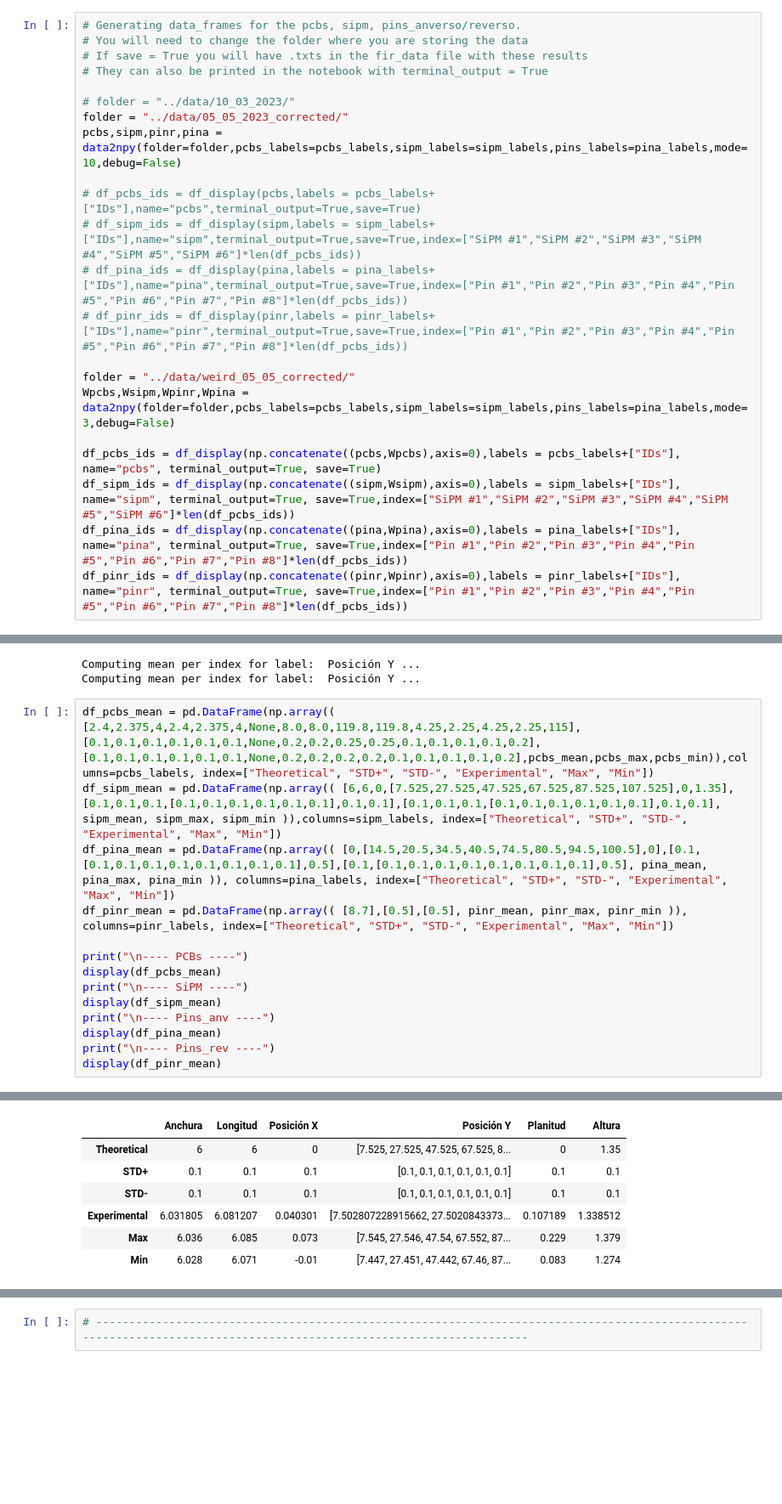
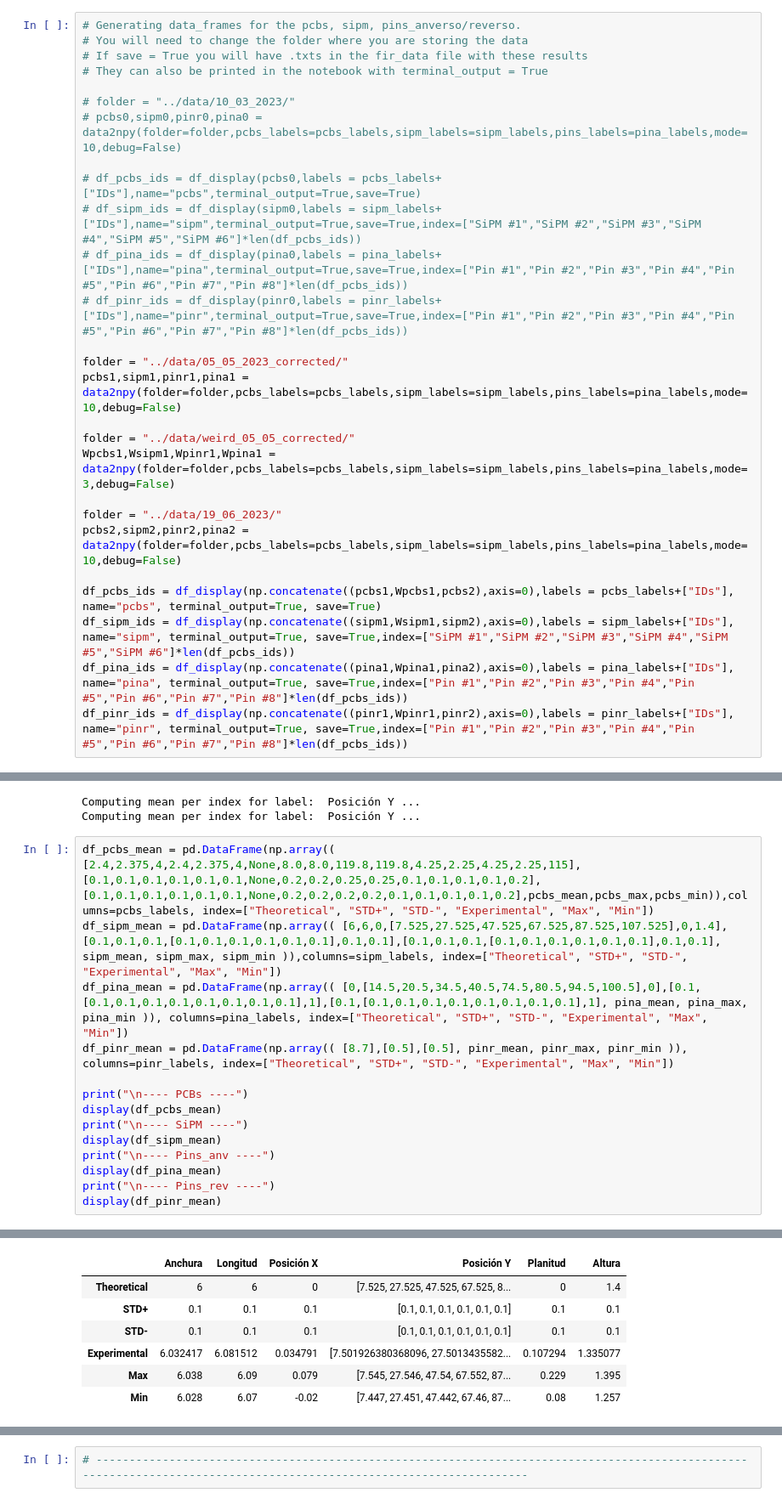
Before and after one commit to CIEMAT-Neutrino/Analysis_Lab_SiPMs, a Jupyter notebook: notebooks/SiPMsDimensions.ipynb, the cells around one changed output, grey strips where cells are left out. Shown at 85% size. Saved outputs shown, nothing was run; the diff lists cells and outputs as text; blank space fills up the shorter version.

```diff
--- a/notebooks/SiPMsDimensions.ipynb
+++ b/notebooks/SiPMsDimensions.ipynb
@@ -31,21 +31,26 @@ pinr_labels = ['Altura Pin'] #pin reverso
 # They can also be printed in the notebook with terminal_output = True
 
 # folder = "../data/10_03_2023/"
+# pcbs0,sipm0,pinr0,pina0 = data2npy(folder=folder,pcbs_labels=pcbs_labels,sipm_labels=sipm_labels,pins_labels=pina_labels,mode=10,debug=False)
+
+# df_pcbs_ids = df_display(pcbs0,labels = pcbs_labels+["IDs"],name="pcbs",terminal_output=True,save=True)
+# df_sipm_ids = df_display(sipm0,labels = sipm_labels+["IDs"],name="sipm",terminal_output=True,save=True,index=["SiPM #1","SiPM #2","SiPM #3","SiPM #4","SiPM #5","SiPM #6"]*len(df_pcbs_ids))
+# df_pina_ids = df_display(pina0,labels = pina_labels+["IDs"],name="pina",terminal_output=True,save=True,index=["Pin #1","Pin #2","Pin #3","Pin #4","Pin #5","Pin #6","Pin #7","Pin #8"]*len(df_pcbs_ids))
+# df_pinr_ids = df_display(pinr0,labels = pinr_labels+["IDs"],name="pinr",terminal_output=True,save=True,index=["Pin #1","Pin #2","Pin #3","Pin #4","Pin #5","Pin #6","Pin #7","Pin #8"]*len(df_pcbs_ids))
+
 folder = "../data/05_05_2023_corrected/"
-pcbs,sipm,pinr,pina = data2npy(folder=folder,pcbs_labels=pcbs_labels,sipm_labels=sipm_labels,pins_labels=pina_labels,mode=10,debug=False)
-
-# df_pcbs_ids = df_display(pcbs,labels = pcbs_labels+["IDs"],name="pcbs",terminal_output=True,save=True)
-# df_sipm_ids = df_display(sipm,labels = sipm_labels+["IDs"],name="sipm",terminal_output=True,save=True,index=["SiPM #1","SiPM #2","SiPM #3","SiPM #4","SiPM #5","SiPM #6"]*len(df_pcbs_ids))
-# df_pina_ids = df_display(pina,labels = pina_labels+["IDs"],name="pina",terminal_output=True,save=True,index=["Pin #1","Pin #2","Pin #3","Pin #4","Pin #5","Pin #6","Pin #7","Pin #8"]*len(df_pcbs_ids))
-# df_pinr_ids = df_display(pinr,labels = pinr_labels+["IDs"],name="pinr",terminal_output=True,save=True,index=["Pin #1","Pin #2","Pin #3","Pin #4","Pin #5","Pin #6","Pin #7","Pin #8"]*len(df_pcbs_ids))
+pcbs1,sipm1,pinr1,pina1 = data2npy(folder=folder,pcbs_labels=pcbs_labels,sipm_labels=sipm_labels,pins_labels=pina_labels,mode=10,debug=False)
 
 folder = "../data/weird_05_05_corrected/"
-Wpcbs,Wsipm,Wpinr,Wpina = data2npy(folder=folder,pcbs_labels=pcbs_labels,sipm_labels=sipm_labels,pins_labels=pina_labels,mode=3,debug=False)
+Wpcbs1,Wsipm1,Wpinr1,Wpina1 = data2npy(folder=folder,pcbs_labels=pcbs_labels,sipm_labels=sipm_labels,pins_labels=pina_labels,mode=3,debug=False)
 
-df_pcbs_ids = df_display(np.concatenate((pcbs,Wpcbs),axis=0),labels = pcbs_labels+["IDs"], name="pcbs", terminal_output=True, save=True)
-df_sipm_ids = df_display(np.concatenate((sipm,Wsipm),axis=0),labels = sipm_labels+["IDs"], name="sipm", terminal_output=True, save=True,index=["SiPM #1","SiPM #2","SiPM #3","SiPM #4","SiPM #5","SiPM #6"]*len(df_pcbs_ids))
-df_pina_ids = df_display(np.concatenate((pina,Wpina),axis=0),labels = pina_labels+["IDs"], name="pina", terminal_output=True, save=True,index=["Pin #1","Pin #2","Pin #3","Pin #4","Pin #5","Pin #6","Pin #7","Pin #8"]*len(df_pcbs_ids))
-df_pinr_ids = df_display(np.concatenate((pinr,Wpinr),axis=0),labels = pinr_labels+["IDs"], name="pinr", terminal_output=True, save=True,index=["Pin #1","Pin #2","Pin #3","Pin #4","Pin #5","Pin #6","Pin #7","Pin #8"]*len(df_pcbs_ids))
+folder = "../data/19_06_2023/"
+pcbs2,sipm2,pinr2,pina2 = data2npy(folder=folder,pcbs_labels=pcbs_labels,sipm_labels=sipm_labels,pins_labels=pina_labels,mode=10,debug=False)
+
+df_pcbs_ids = df_display(np.concatenate((pcbs1,Wpcbs1,pcbs2),axis=0),labels = pcbs_labels+["IDs"], name="pcbs", terminal_output=True, save=True)
+df_sipm_ids = df_display(np.concatenate((sipm1,Wsipm1,sipm2),axis=0),labels = sipm_labels+["IDs"], name="sipm", terminal_output=True, save=True,index=["SiPM #1","SiPM #2","SiPM #3","SiPM #4","SiPM #5","SiPM #6"]*len(df_pcbs_ids))
+df_pina_ids = df_display(np.concatenate((pina1,Wpina1,pina2),axis=0),labels = pina_labels+["IDs"], name="pina", terminal_output=True, save=True,index=["Pin #1","Pin #2","Pin #3","Pin #4","Pin #5","Pin #6","Pin #7","Pin #8"]*len(df_pcbs_ids))
+df_pinr_ids = df_display(np.concatenate((pinr1,Wpinr1,pinr2),axis=0),labels = pinr_labels+["IDs"], name="pinr", terminal_output=True, save=True,index=["Pin #1","Pin #2","Pin #3","Pin #4","Pin #5","Pin #6","Pin #7","Pin #8"]*len(df_pcbs_ids))
 # %% [output]
 WARNING: the configuration for the xlsx is hard-coded, any change in the naming or how information is distributed in the cells WILL NEED to be CHANGED in the function
 
@@ -153,8 +158,8 @@ Computing mean per index for label:  Posición Y ...
 Computing mean per index for label:  Posición Y ...
 # %%
 df_pcbs_mean = pd.DataFrame(np.array(( [2.4,2.375,4,2.4,2.375,4,None,8.0,8.0,119.8,119.8,4.25,2.25,4.25,2.25,115],[0.1,0.1,0.1,0.1,0.1,0.1,None,0.2,0.2,0.25,0.25,0.1,0.1,0.1,0.1,0.2],[0.1,0.1,0.1,0.1,0.1,0.1,None,0.2,0.2,0.2,0.2,0.1,0.1,0.1,0.1,0.2],pcbs_mean,pcbs_max,pcbs_min)),columns=pcbs_labels, index=["Theoretical", "STD+", "STD-", "Experimental", "Max", "Min"])
-df_sipm_mean = pd.DataFrame(np.array(( [6,6,0,[7.525,27.525,47.525,67.525,87.525,107.525],0,1.35],[0.1,0.1,0.1,[0.1,0.1,0.1,0.1,0.1,0.1],0.1,0.1],[0.1,0.1,0.1,[0.1,0.1,0.1,0.1,0.1,0.1],0.1,0.1], sipm_mean, sipm_max, sipm_min )),columns=sipm_labels, index=["Theoretical", "STD+", "STD-", "Experimental", "Max", "Min"])
-df_pina_mean = pd.DataFrame(np.array(( [0,[14.5,20.5,34.5,40.5,74.5,80.5,94.5,100.5],0],[0.1,[0.1,0.1,0.1,0.1,0.1,0.1,0.1,0.1],0.5],[0.1,[0.1,0.1,0.1,0.1,0.1,0.1,0.1,0.1],0.5], pina_mean, pina_max, pina_min )), columns=pina_labels, index=["Theoretical", "STD+", "STD-", "Experimental", "Max", "Min"])
+df_sipm_mean = pd.DataFrame(np.array(( [6,6,0,[7.525,27.525,47.525,67.525,87.525,107.525],0,1.4],[0.1,0.1,0.1,[0.1,0.1,0.1,0.1,0.1,0.1],0.1,0.1],[0.1,0.1,0.1,[0.1,0.1,0.1,0.1,0.1,0.1],0.1,0.1], sipm_mean, sipm_max, sipm_min )),columns=sipm_labels, index=["Theoretical", "STD+", "STD-", "Experimental", "Max", "Min"])
+df_pina_mean = pd.DataFrame(np.array(( [0,[14.5,20.5,34.5,40.5,74.5,80.5,94.5,100.5],0],[0.1,[0.1,0.1,0.1,0.1,0.1,0.1,0.1,0.1],1],[0.1,[0.1,0.1,0.1,0.1,0.1,0.1,0.1,0.1],1], pina_mean, pina_max, pina_min )), columns=pina_labels, index=["Theoretical", "STD+", "STD-", "Experimental", "Max", "Min"])
 df_pinr_mean = pd.DataFrame(np.array(( [8.7],[0.5],[0.5], pinr_mean, pinr_max, pinr_min )), columns=pinr_labels, index=["Theoretical", "STD+", "STD-", "Experimental", "Max", "Min"])
 
 print("\n---- PCBs ----")
@@ -181,11 +186,11 @@ Creating an ndarray from ragged nested sequences (which is a list-or-tuple of li
 ---- SiPM ----
 |  | Anchura | Longitud | Posición X | Posición Y | Planitud | Altura |
-| Theoretical | 6 | 6 | 0 | [7.525, 27.525, 47.525, 67.525, 8... | 0 | 1.35 |
+| Theoretical | 6 | 6 | 0 | [7.525, 27.525, 47.525, 67.525, 8... | 0 | 1.4 |
 | STD+ | 0.1 | 0.1 | 0.1 | [0.1, 0.1, 0.1, 0.1, 0.1, 0.1] | 0.1 | 0.1 |
 | STD- | 0.1 | 0.1 | 0.1 | [0.1, 0.1, 0.1, 0.1, 0.1, 0.1] | 0.1 | 0.1 |
-| Experimental | 6.031805 | 6.081207 | 0.040301 | [7.502807228915662, 27.5020843373... | 0.107189 | 1.338512 |
-| Max | 6.036 | 6.085 | 0.073 | [7.545, 27.546, 47.54, 67.552, 87... | 0.229 | 1.379 |
-| Min | 6.028 | 6.071 | -0.01 | [7.447, 27.451, 47.442, 67.46, 87... | 0.083 | 1.274 |
+| Experimental | 6.032417 | 6.081512 | 0.034791 | [7.501926380368096, 27.5013435582... | 0.107294 | 1.335077 |
+| Max | 6.038 | 6.09 | 0.079 | [7.545, 27.546, 47.54, 67.552, 87... | 0.229 | 1.395 |
+| Min | 6.028 | 6.07 | -0.02 | [7.447, 27.451, 47.442, 67.46, 87... | 0.08 | 1.257 |
 ---- Pins_anv ----
 |  | Posición X | Posición Y | Altura Pin |
 | Theoretical | 0 | [14.5, 20.5, 34.5, 40.5, 74.5, 80... | 0 |
```
Also changed, not shown: parts of 7 cells of this notebook, 1 other file.
